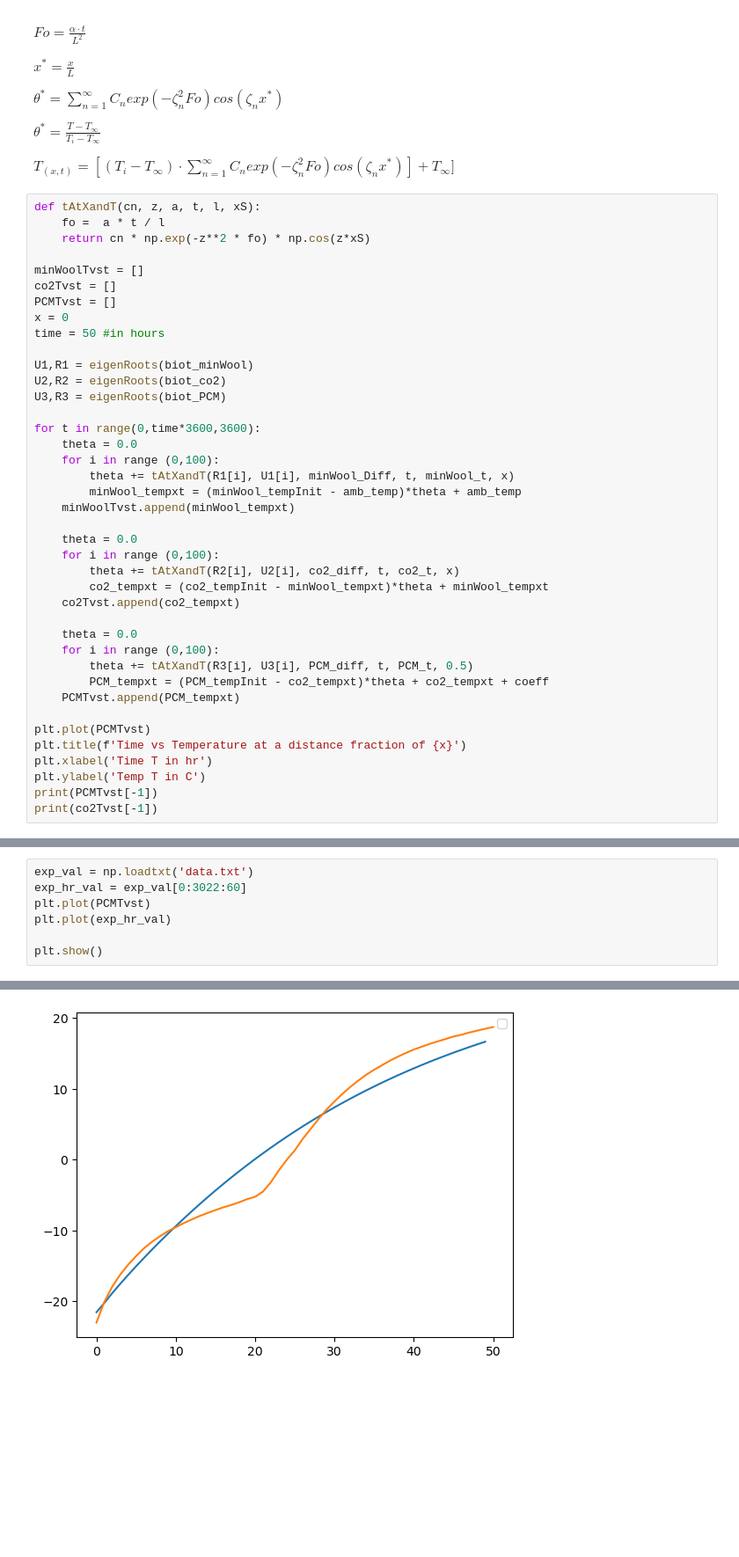
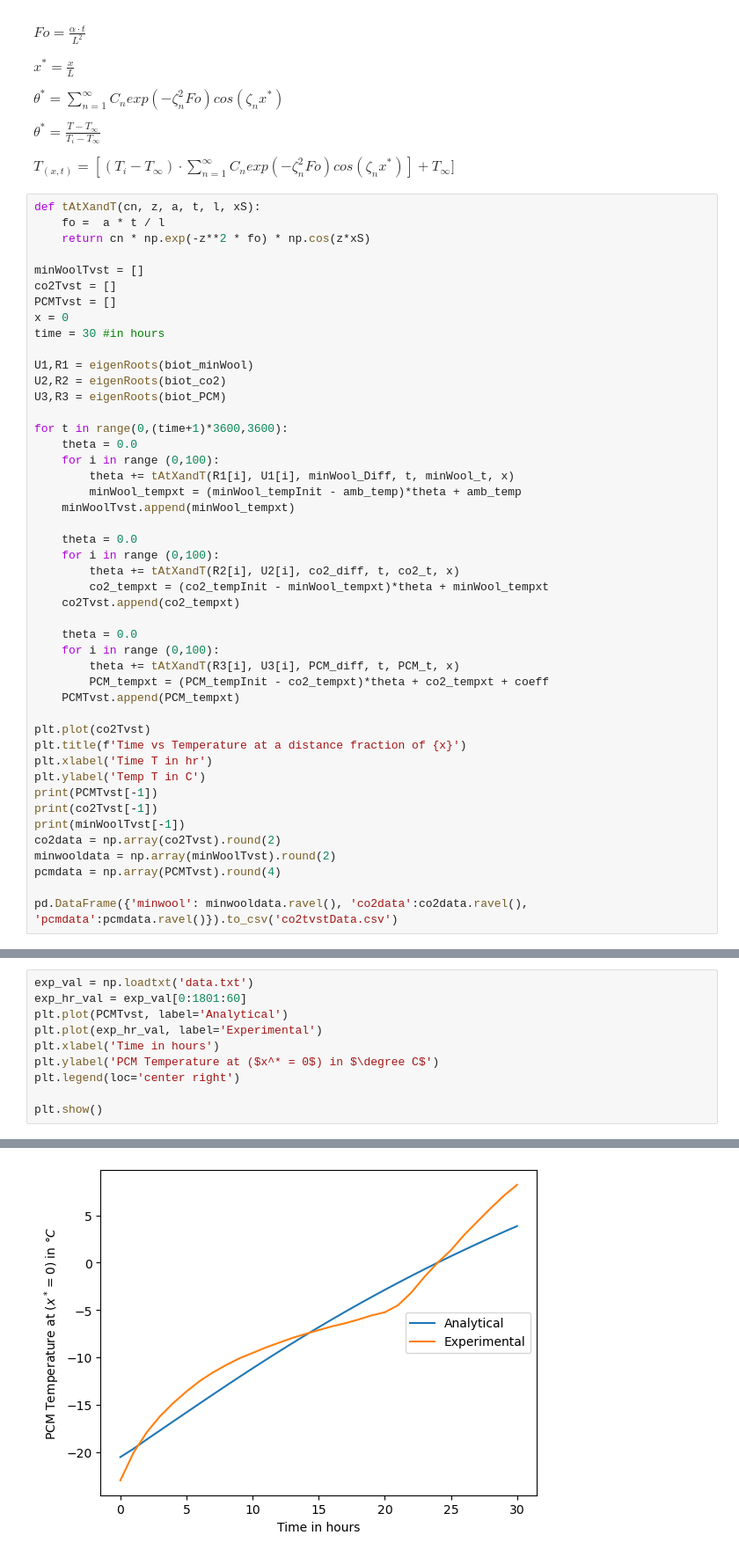
Before and after one commit to its-firefly/Code, a Jupyter notebook: main.ipynb, the cells around one changed output, grey strips where cells are left out. Shown: that part at 88% size. Cells and saved outputs as stored; diff of their text form; blank space fills up the shorter version.

```diff
--- a/main.ipynb
+++ b/main.ipynb
@@ -107,13 +91,13 @@ minWoolTvst = []
 co2Tvst = []
 PCMTvst = []
 x = 0
-time = 50 #in hours
+time = 30 #in hours
 
 U1,R1 = eigenRoots(biot_minWool)
 U2,R2 = eigenRoots(biot_co2)
 U3,R3 = eigenRoots(biot_PCM)
 
-for t in range(0,time*3600,3600):
+for t in range(0,(time+1)*3600,3600):
     theta = 0.0
     for i in range (0,100):
         theta += tAtXandT(R1[i], U1[i], minWool_Diff, t, minWool_t, x)
@@ -128,14 +112,20 @@ for t in range(0,time*3600,3600):
 
     theta = 0.0
     for i in range (0,100):
-        theta += tAtXandT(R3[i], U3[i], PCM_diff, t, PCM_t, 0.5)
+        theta += tAtXandT(R3[i], U3[i], PCM_diff, t, PCM_t, x)
         PCM_tempxt = (PCM_tempInit - co2_tempxt)*theta + co2_tempxt + coeff
     PCMTvst.append(PCM_tempxt)
 
-plt.plot(PCMTvst)
+plt.plot(co2Tvst)
 plt.title(f'Time vs Temperature at a distance fraction of {x}')
 plt.xlabel('Time T in hr')
 plt.ylabel('Temp T in C')
 print(PCMTvst[-1])
 print(co2Tvst[-1])
+print(minWoolTvst[-1])
+co2data = np.array(co2Tvst).round(2)
+minwooldata = np.array(minWoolTvst).round(2)
+pcmdata = np.array(PCMTvst).round(4)
+
+pd.DataFrame({'minwool': minwooldata.ravel(), 'co2data':co2data.ravel(), 'pcmdata':pcmdata.ravel()}).to_csv('co2tvstData.csv')
 # %% [output]
@@ -145,8 +136,11 @@ print(co2Tvst[-1])
 # %%
 exp_val = np.loadtxt('data.txt')
-exp_hr_val = exp_val[0:3022:60]
-plt.plot(PCMTvst)
-plt.plot(exp_hr_val)
+exp_hr_val = exp_val[0:1801:60]
+plt.plot(PCMTvst, label='Analytical')
+plt.plot(exp_hr_val, label='Experimental')
+plt.xlabel('Time in hours')
+plt.ylabel('PCM Temperature at ($x^* = 0$) in $\degree C$')
+plt.legend(loc='center right')
 
 plt.show()
 # %% [output]
@@ -154,4 +147,4 @@ No artists with labels found to put in legend.  Note that artists whose label st
-[figure, old version]
+[figure, new version]
 # %%
 plt.plot(co2Tvst)
 plt.title(f'Time vs Temperature at a distance fraction of {x}')
```
Also changed, not shown: parts of 13 cells of this notebook, 25 other files.
